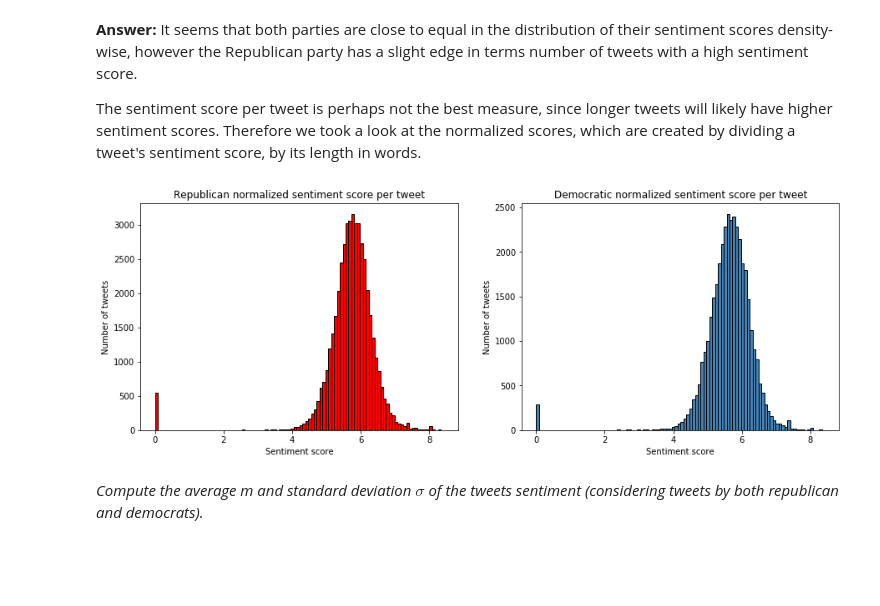
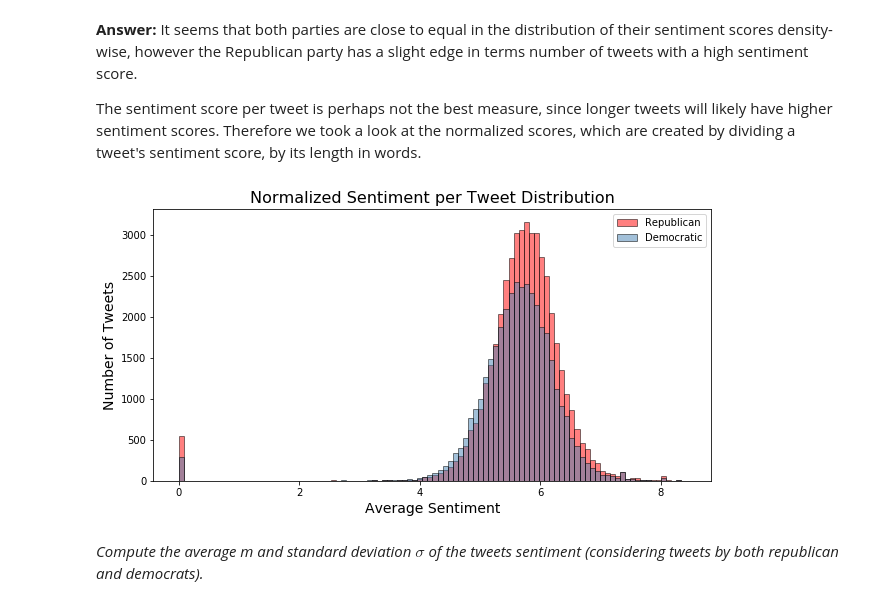
Before and after one commit to rflperry/socialgraphs2018, a Jupyter notebook: assignment2/analysis.ipynb, the cells around one changed output. Cells and saved outputs as stored; diff of their text form; code cells hidden in the pictures; blank space fills up the shorter version.

```diff
--- a/assignment2/analysis.ipynb
+++ b/assignment2/analysis.ipynb
@@ -575,22 +579,17 @@ plt.show()
 
 
 The sentiment score per tweet is perhaps not the best measure, since longer tweets will likely have higher sentiment scores. Therefore we took a look at the normalized scores, which are created by dividing a tweet's sentiment score, by its length in words.
-# %%
-plt.figure(figsize=[15,5])
-plt.subplot(1,2,1)
-plt.hist(sentiment_rep_normalized, color="red", edgecolor="black", bins=100)
-plt.title("Republican normalized sentiment score per tweet")
-plt.xlabel("Sentiment score")
-plt.ylabel("Number of tweets")
-
-plt.subplot(1,2,2)
-plt.hist(sentiment_dem_normalized, color="steelblue", edgecolor="black", bins=100)
-plt.title("Democratic normalized sentiment score per tweet")
-plt.xlabel("Sentiment score")
-plt.ylabel("Number of tweets")
-plt.show()
-# %% [output]
-[figure, removed]
+# %%
+plt.figure(figsize=[10,5])
+plt.hist(sentiment_rep_normalized, color="red", bins=100, edgecolor="black",alpha=0.5,label='Republican')
+plt.hist(sentiment_dem_normalized, color="steelblue", bins=100, edgecolor="black",alpha=0.5,label='Democratic')
+plt.title("Normalized Sentiment per Tweet Distribution",fontsize=16)
+plt.xlabel("Average Sentiment",fontsize=14)
+plt.ylabel("Number of Tweets",fontsize=14)
+plt.legend()
+plt.savefig('../docs/images/sentiment_hist.png',bbox_inches='tight')
+# %% [output]
+[figure, added]
 # %% [markdown]
 *Compute the average m and standard deviation $\sigma$ of the tweets sentiment (considering tweets by both republican and democrats).*
 # %%
```
Also changed, not shown: parts of 8 cells of this notebook, 17 other files.
